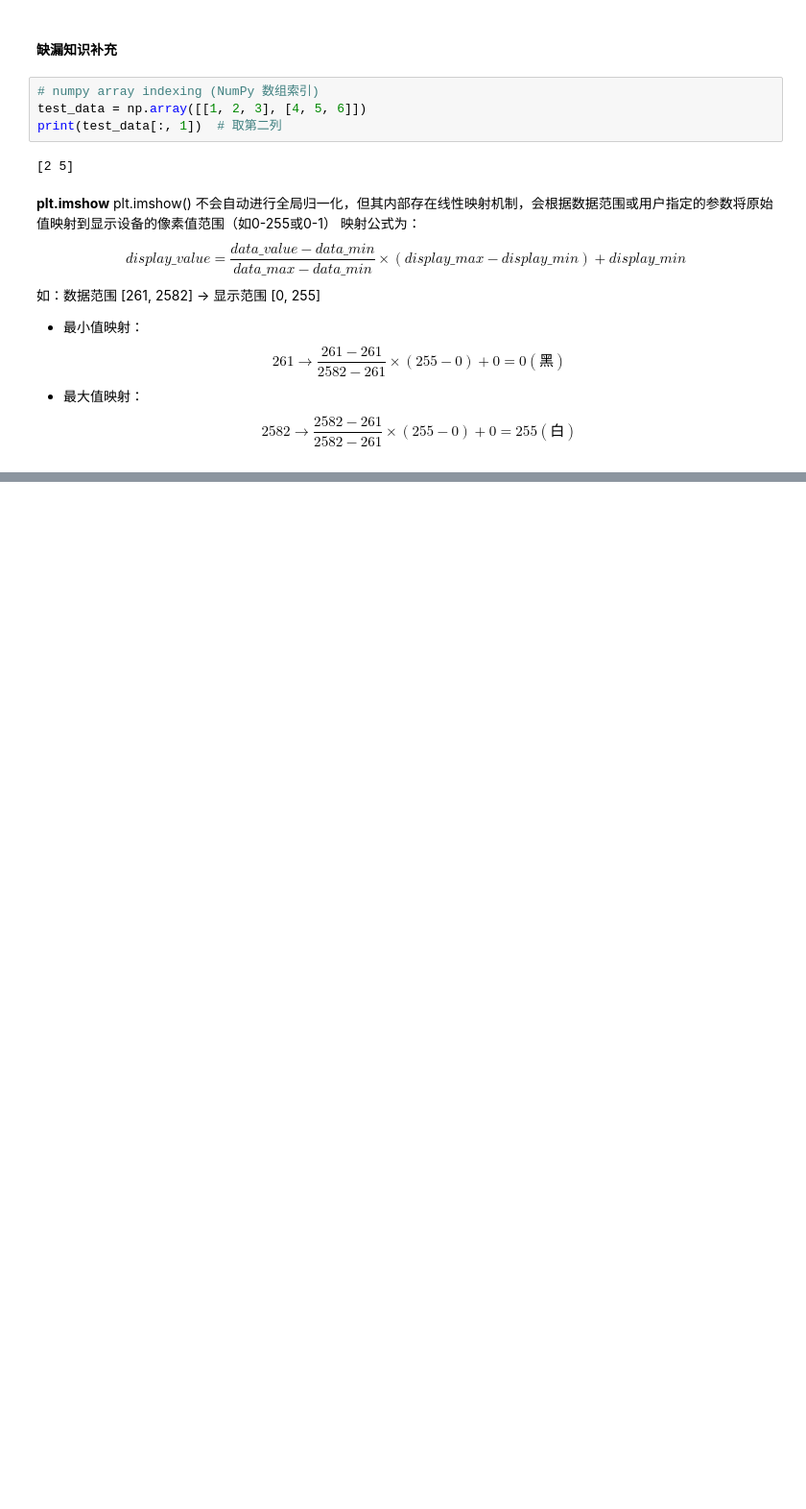
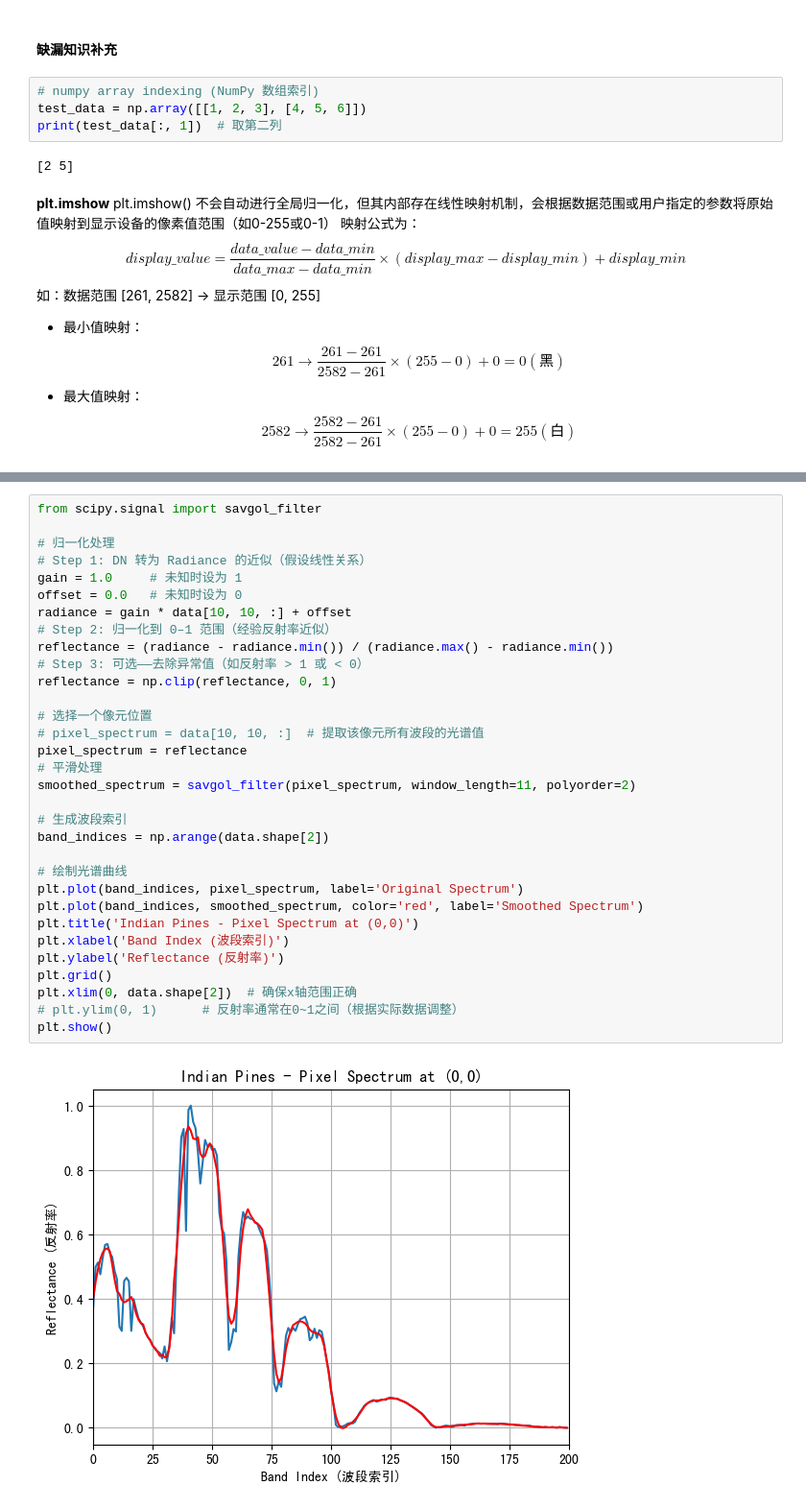
Before and after one commit to cu4oral6/spectral_study, a Jupyter notebook: notebooks/01_python_basics/Week1.ipynb, the cells around one changed output, grey strips where cells are left out. Shown: that part at 96% size. Saved outputs shown, nothing was run; the diff lists cells and outputs as text; blank space fills up the shorter version.

```diff
--- a/notebooks/01_python_basics/Week1.ipynb
+++ b/notebooks/01_python_basics/Week1.ipynb
@@ -157,0 +180,34 @@ $$ display\_value = \frac{data\_value-data\_min}{data\_max-data\_min} \times (di
+# %%
+from scipy.signal import savgol_filter
+
+# 归一化处理
+# Step 1: DN 转为 Radiance 的近似（假设线性关系）
+gain = 1.0     # 未知时设为 1
+offset = 0.0   # 未知时设为 0
+radiance = gain * data[10, 10, :] + offset
+# Step 2: 归一化到 0–1 范围（经验反射率近似）
+reflectance = (radiance - radiance.min()) / (radiance.max() - radiance.min())
+# Step 3: 可选——去除异常值（如反射率 > 1 或 < 0）
+reflectance = np.clip(reflectance, 0, 1)
+
+# 选择一个像元位置
+# pixel_spectrum = data[10, 10, :]  # 提取该像元所有波段的光谱值
+pixel_spectrum = reflectance
+# 平滑处理
+smoothed_spectrum = savgol_filter(pixel_spectrum, window_length=11, polyorder=2)
+
+# 生成波段索引
+band_indices = np.arange(data.shape[2])
+
+# 绘制光谱曲线
+plt.plot(band_indices, pixel_spectrum, label='Original Spectrum')
+plt.plot(band_indices, smoothed_spectrum, color='red', label='Smoothed Spectrum')
+plt.title('Indian Pines - Pixel Spectrum at (0,0)')
+plt.xlabel('Band Index (波段索引)')
+plt.ylabel('Reflectance (反射率)')
+plt.grid()
+plt.xlim(0, data.shape[2])  # 确保x轴范围正确
+# plt.ylim(0, 1)      # 反射率通常在0~1之间（根据实际数据调整）
+plt.show()
+# %% [output]
+[figure, added]
```
Also changed, not shown: parts of 4 cells of this notebook, 3 other files.
